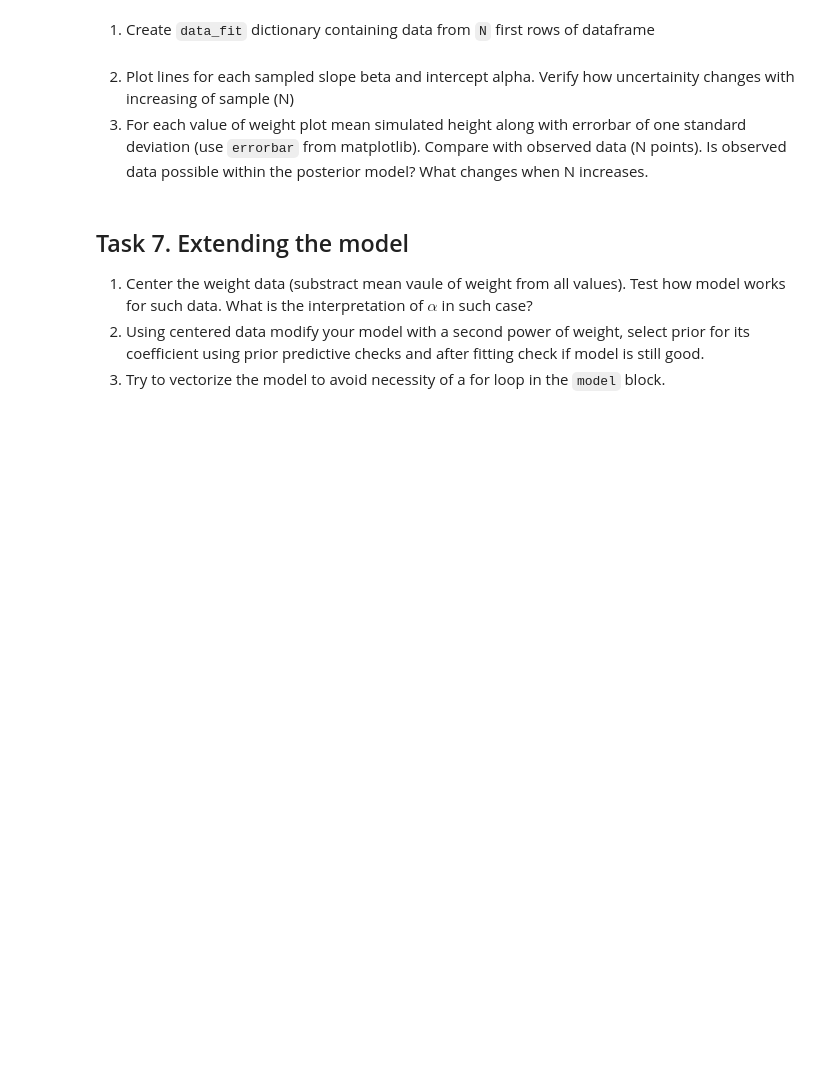
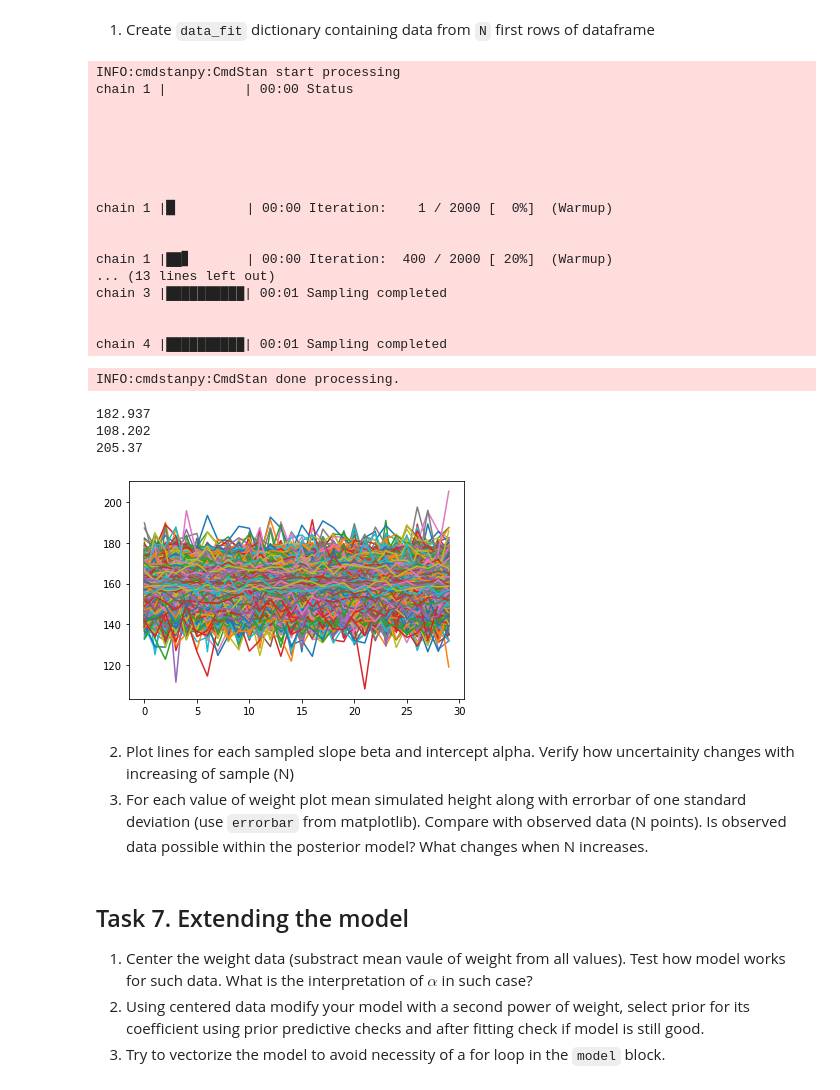
Before and after one commit to Badger555/DataAnalytics, a Jupyter notebook: lab4.ipynb, the cells around one changed output. Cells and saved outputs as stored; diff of their text form; code cells hidden in the pictures; blank space fills up the shorter version.

````diff
--- a/lab4.ipynb
+++ b/lab4.ipynb
@@ -273,0 +304,5 @@ model_2_fit=CmdStanModel(stan_file='height_2_fit.stan')
+# %%
+print(data_sim)
+N = 30
+data_fit={'N':N, 'weight':np.linspace(d.c_weight.min(),d.c_weight.max(), num=N)}
+print(data_fit)
@@ -278,3 +328,40 @@ model_2_fit=CmdStanModel(stan_file='height_2_fit.stan')
+# %%
+sim=model_2_fit.sample(data=data_fit, seed=28052020)
+alfa_= sim.stan_variable("alpha")
+bet_ = sim.stan_variable("beta")
+height_ = sim.stan_variable("height")
+tmp = sim.stan_variable("tmp")
+
+for i in range(len(alfa_)):
+    plt.plot(height_[i])
+
+print(tmp.max())
+
+print(height_.min())
+print(height_.max())
+# %% [output]
+INFO:cmdstanpy:CmdStan start processing
+chain 1 |          | 00:00 Status
+
+
+
+
+
+
+chain 1 |▉         | 00:00 Iteration:    1 / 2000 [  0%]  (Warmup)
+
+
+chain 1 |██▋       | 00:00 Iteration:  400 / 2000 [ 20%]  (Warmup)
+... (13 lines left out)
+chain 3 |██████████| 00:01 Sampling completed
+
+
+chain 4 |██████████| 00:01 Sampling completed
+INFO:cmdstanpy:CmdStan done processing.
+182.937
+108.202
+205.37
+[figure, added]
 # %% [markdown]
 2. Plot lines for each sampled slope beta and intercept alpha. Verify how uncertainity changes with increasing of sample (N)
 2. For each value of weight plot mean simulated height along with errorbar of one standard deviation (use ```errorbar``` from matplotlib). Compare with observed data (N points). Is observed data possible within the posterior model? What changes when N increases.
````
Also changed, not shown: parts of 18 cells of this notebook.
